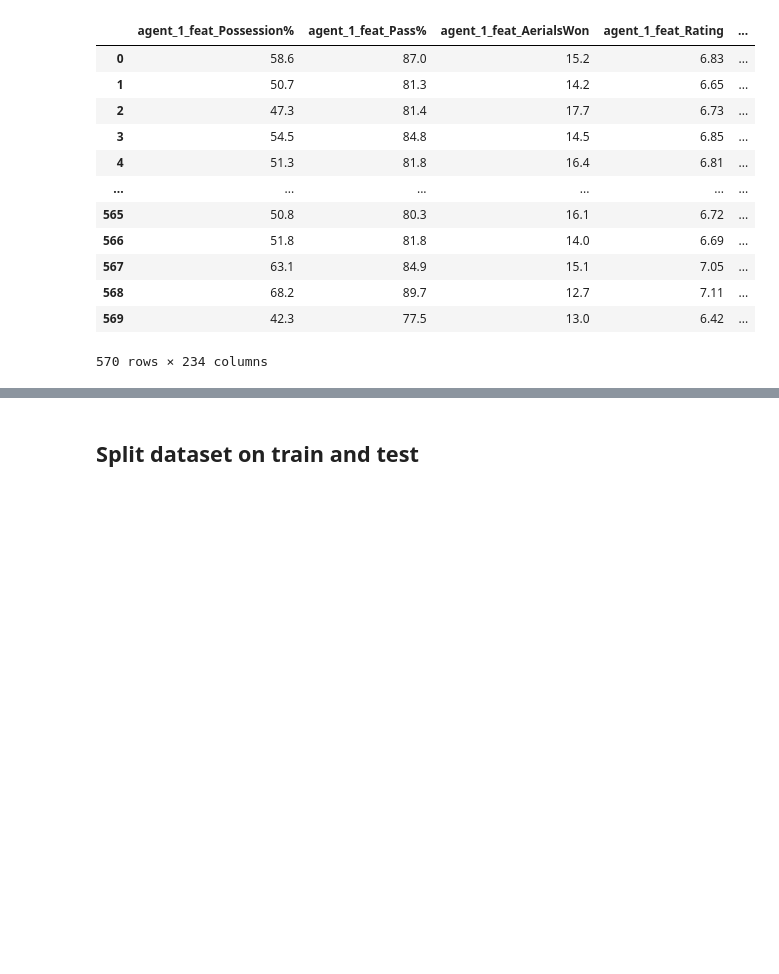
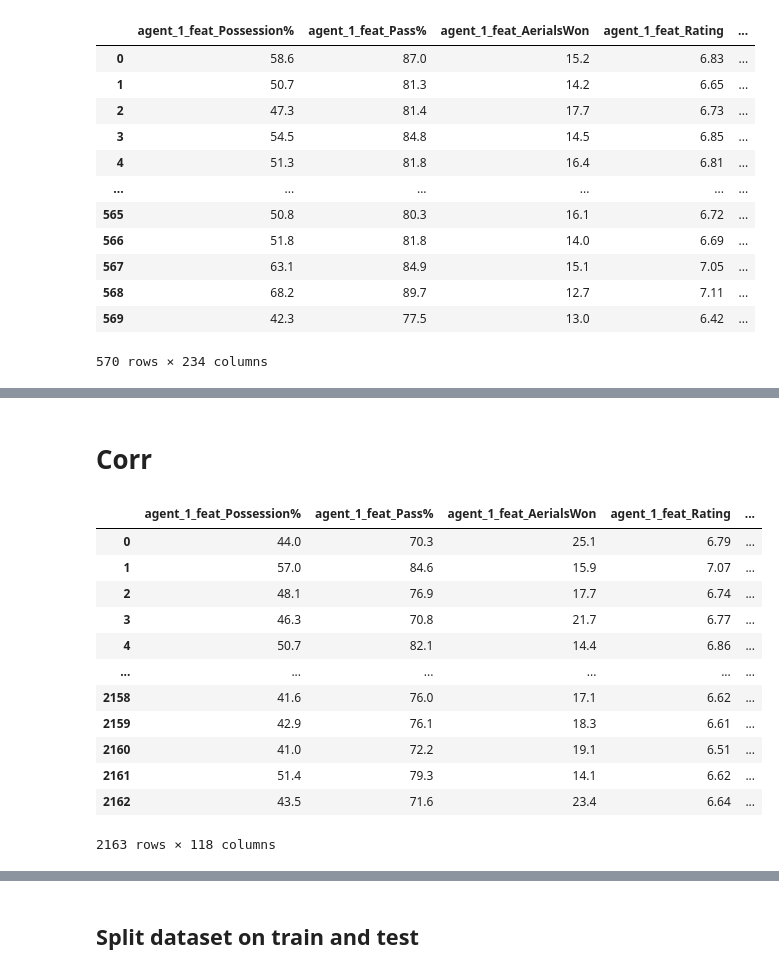
Before and after one commit to EgorMozharov/ML-Neural-classification, a Jupyter notebook: assignment_1.ipynb, the cells around one changed output, grey strips where cells are left out. Drawn from its saved outputs; the diff is of its cells as text; code cells hidden in the pictures; blank space fills up the shorter version.

```diff
--- a/assignment_1.ipynb
+++ b/assignment_1.ipynb
@@ -222,3 +222,21 @@ agent1_train_df = train_df.filter(regex=("agent_1_.*"))
 agent2_train_df = train_df.filter(regex=("agent_2_.*"))
 agent1_train_df = pd.concat([agent1_train_df, train_df['expected_target1']], axis=1)
 agent2_train_df = pd.concat([agent2_train_df, train_df['expected_target2']], axis=1)
+# %% [markdown]
+# Corr
+# %%
+agent1_train_df
+# %% [output]
+|  | agent_1_feat_Possession% | agent_1_feat_Pass% | agent_1_feat_AerialsWon | agent_1_feat_Rating | ... |
+| 0 | 44.0 | 70.3 | 25.1 | 6.79 | ... |
+| 1 | 57.0 | 84.6 | 15.9 | 7.07 | ... |
+| 2 | 48.1 | 76.9 | 17.7 | 6.74 | ... |
+| 3 | 46.3 | 70.8 | 21.7 | 6.77 | ... |
+| 4 | 50.7 | 82.1 | 14.4 | 6.86 | ... |
+| ... | ... | ... | ... | ... | ... |
+| 2158 | 41.6 | 76.0 | 17.1 | 6.62 | ... |
+| 2159 | 42.9 | 76.1 | 18.3 | 6.61 | ... |
+| 2160 | 41.0 | 72.2 | 19.1 | 6.51 | ... |
+| 2161 | 51.4 | 79.3 | 14.1 | 6.62 | ... |
+| 2162 | 43.5 | 71.6 | 23.4 | 6.64 | ... |
+2163 rows × 118 columns
```
Also changed, not shown: parts of 24 cells of this notebook, 1 other file.
